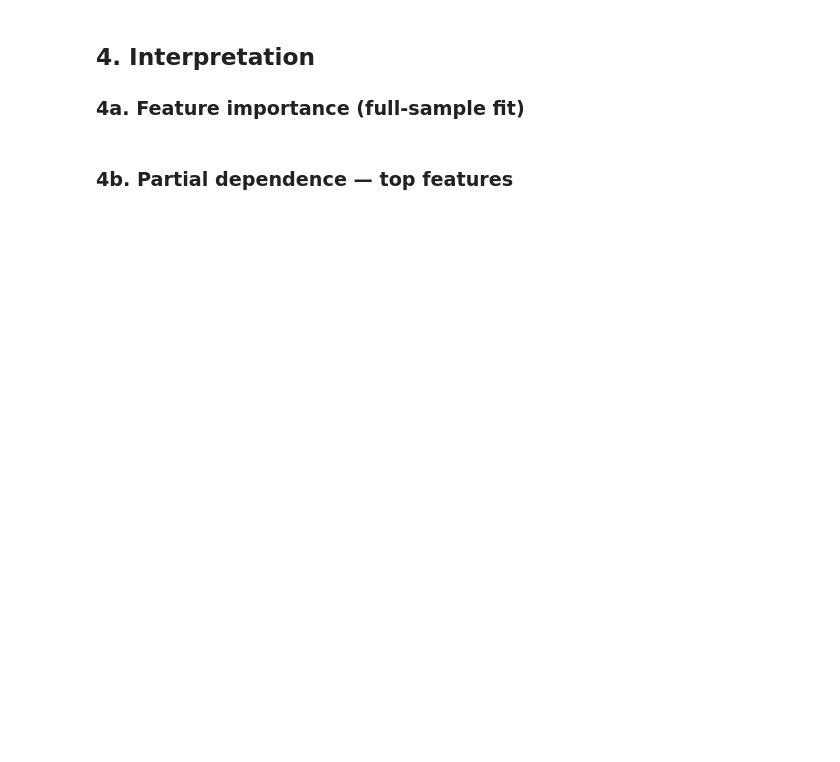
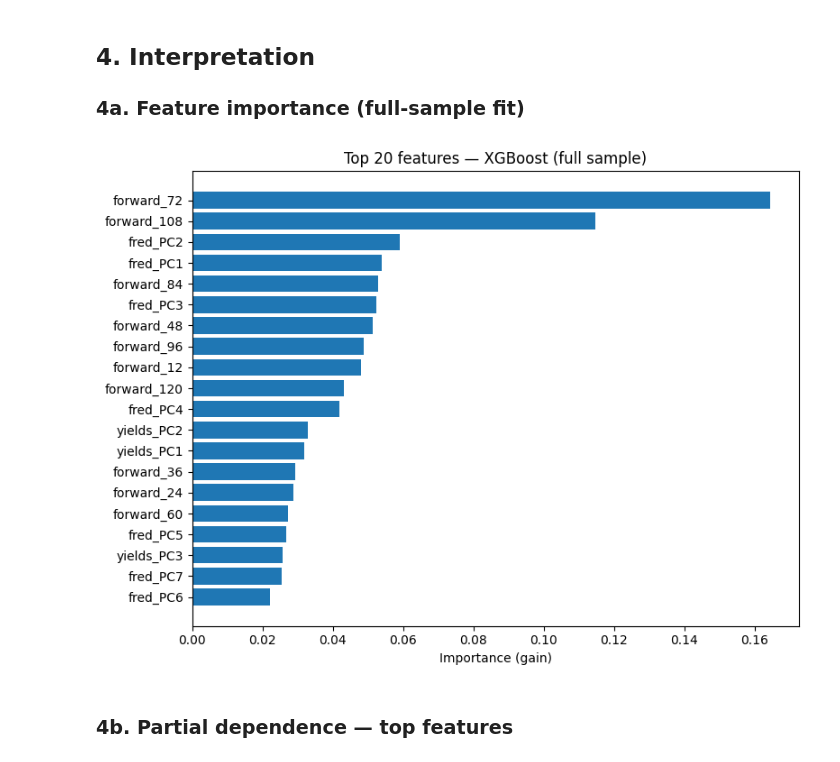
Before and after one commit to myliusen/TIO4900-Replication, a Jupyter notebook: notebooks/gbt.ipynb, the cells around one changed output. Cells and saved outputs as stored; diff of their text form; code cells hidden in the pictures; blank space fills up the shorter version.

```diff
--- a/notebooks/gbt.ipynb
+++ b/notebooks/gbt.ipynb
@@ -49,6 +49,14 @@ X = pd.concat([fred_md, kr_forward, kr_yields],
 y = kr_xr['24'].values  # 2-year excess returns
 dates = kr_xr.index
 
+# ── Shared defaults (used across all sections) ──
+DEFAULT_FEATURES = {
+    'fred':    {'method': 'pca', 'n_components': 8},
+    'yields':  {'method': 'pca', 'n_components': 3},
+    'forward': {'method': 'raw'},
+}
+XGB_DEFAULTS = dict(n_estimators=100, max_depth=3, learning_rate=0.1)
+
 print(f"Features: {X.shape[1]},  Obs: {X.shape[0]},  OOS from: {OOS_start.date()}")
 # %% [output]
 Features: 147,  Obs: 634,  OOS from: 1989-01-31
@@ -80,11 +88,9 @@ feature_configs = {
     },
 }
 
-xgb_defaults = dict(n_estimators=100, max_depth=3, learning_rate=0.1)
-
 feat_results = {}
 for label, cfg in feature_configs.items():
-    m = XGBoostModel(features=cfg, **xgb_defaults)
+    m = XGBoostModel(features=cfg, **XGB_DEFAULTS)
     yf = wu.expanding_window(m, X, y, dates, OOS_start)
     r2 = wu.oos_r2(y, yf)
     feat_results[label] = {'forecast': yf, 'R2_OOS': r2}
@@ -146,26 +176,35 @@ plt.show()
 
 ### 4a. Feature importance (full-sample fit)
 # %%
-# Full-sample fit for interpretability
-model_full = XGBoostModel(n_estimators=100, max_depth=3, learning_rate=0.1)
+# Full-sample fit for interpretability (using default PCA features)
+model_full = XGBoostModel(features=DEFAULT_FEATURES, **XGB_DEFAULTS)
 model_full.fit(X, y)
 
-# Feature names (flatten multi-level columns)
-feature_names = ['_'.join(c).strip('_') for c in X.columns]
+# Build feature names matching the PCA-transformed features
+feature_names = []
+for group, cfg in DEFAULT_FEATURES.items():
+    if cfg.get('method') == 'pca':
+        for i in range(1, cfg['n_components'] + 1):
+            feature_names.append(f'{group}_PC{i}')
+    else:
+        for col in X[group].columns:
+            feature_names.append(f'{group}_{col}')
 
 # XGBoost built-in importance (gain)
 importances = model_full.model.feature_importances_
-top_k = 20
+top_k = min(20, len(feature_names))
 idx_sorted = np.argsort(importances)[-top_k:]
 
 fig, ax = plt.subplots(figsize=(8, 6))
 ax.barh(range(top_k), importances[idx_sorted])
 ax.set_yticks(range(top_k))
 ax.set_yticklabels([feature_names[i] for i in idx_sorted])
 ax.set_xlabel('Importance (gain)')
 ax.set_title(f'Top {top_k} features — XGBoost (full sample)')
 plt.tight_layout()
 plt.show()
+# %% [output]
+[figure, added]
 # %% [markdown]
 ### 4b. Partial dependence — top features
 # %%
```
Also changed, not shown: parts of 8 cells of this notebook.
